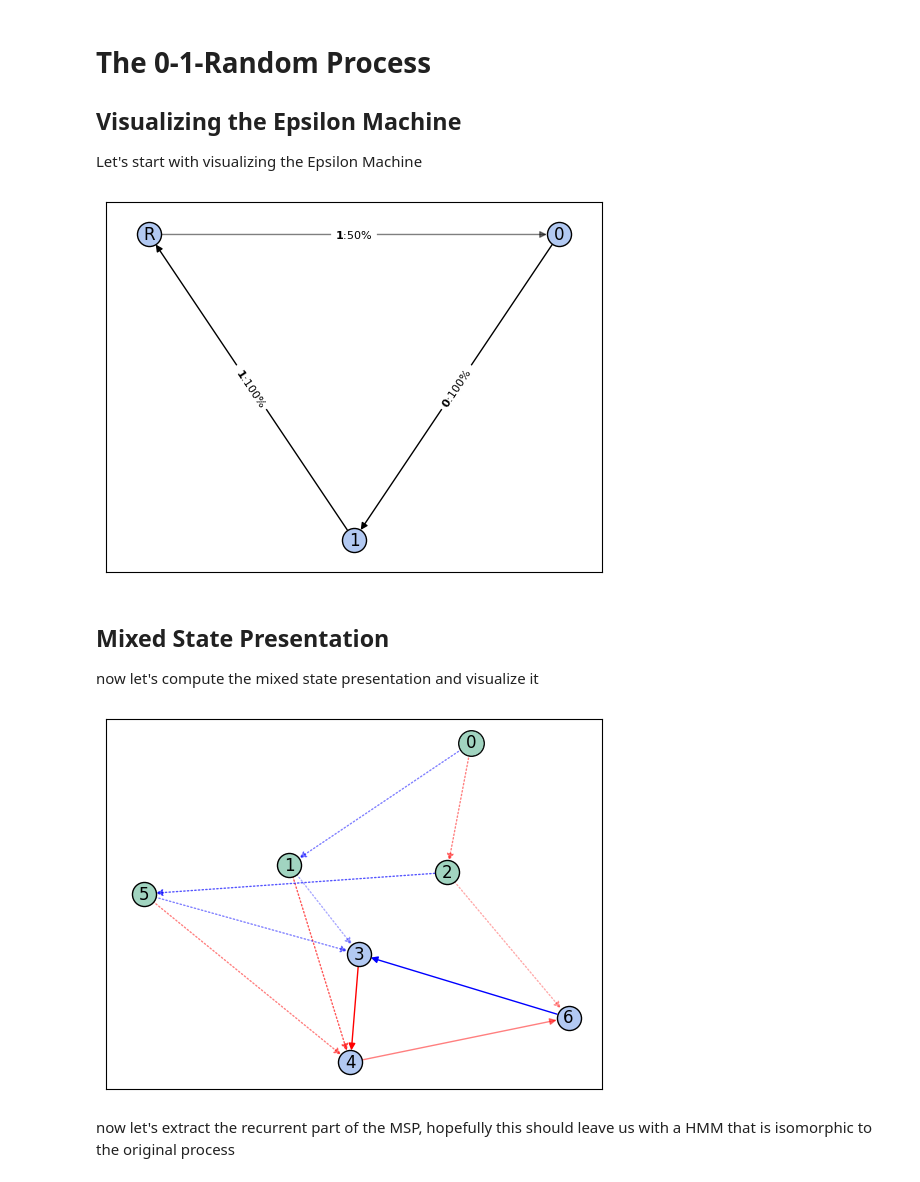
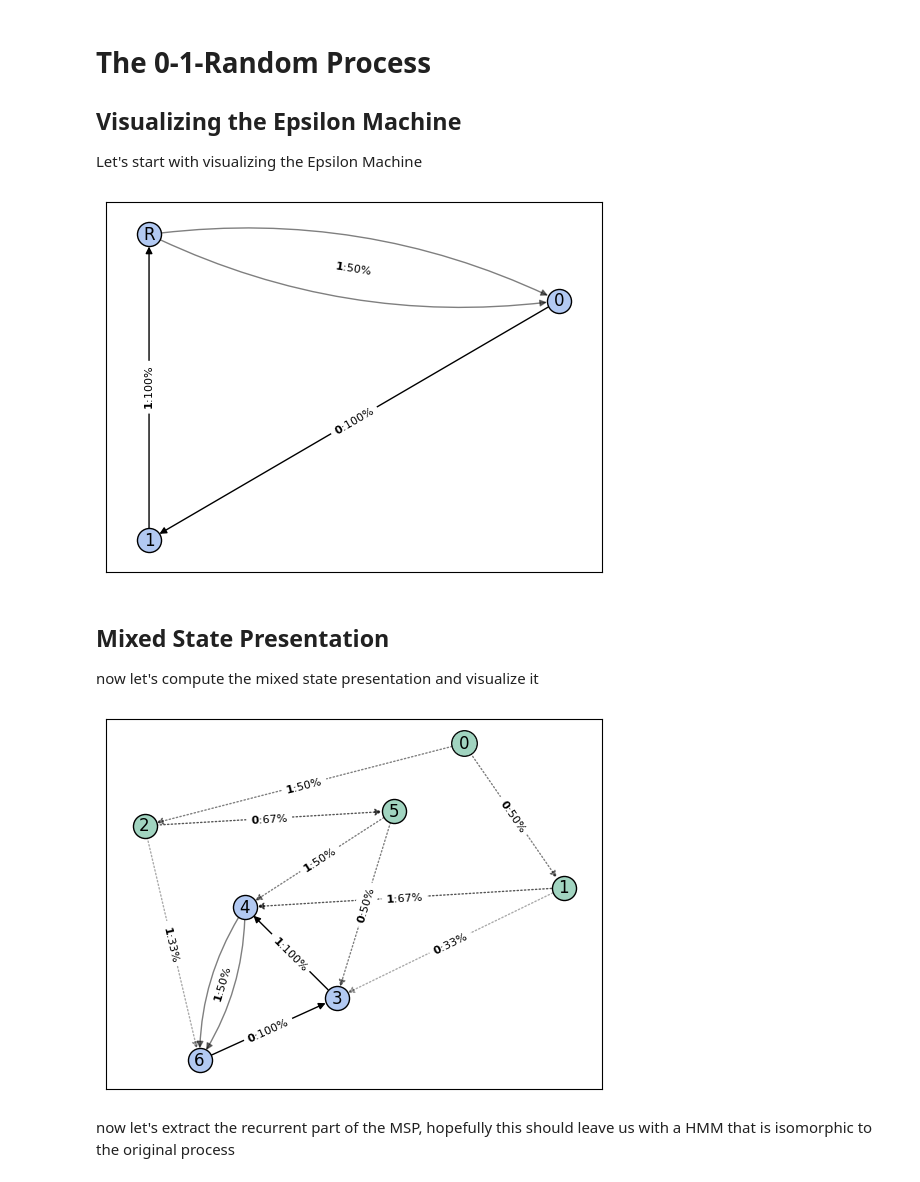
Before and after one commit to adamimos/epsilon-transformers, a Jupyter notebook: notebooks/ZeroOneRandom.ipynb, the cells around one changed output. Cells and saved outputs as stored; diff of their text form; code cells hidden in the pictures.

```diff
--- a/notebooks/ZeroOneRandom.ipynb
+++ b/notebooks/ZeroOneRandom.ipynb
@@ -38,9 +56,9 @@ Z1R = ZeroOneRProcess()
 
 # visualize the epsilon machine
 graph = epsilon_machine_to_graph(Z1R.T, Z1R.state_names)
-visualize_graph_with_selective_offset(graph, layout="spectral", draw_mixed_state=True)
+visualize_graph(graph, layout="spectral", draw_mixed_state=True, pdf="zero_one_r_epsilon.pdf")
 # %% [output]
-[figure, old version]
+[figure, new version]
 # %% [markdown]
 ## Mixed State Presentation
 
@@ -48,9 +66,10 @@ now let's compute the mixed state presentation and visualize it
 # %%
 MSP = to_mixed_state_presentation(Z1R.T, threshold=1e-5)
 G_MSP = epsilon_machine_to_graph(MSP)
-visualize_graph_with_selective_offset(G_MSP, layout='spring', draw_edge_labels=False, draw_mixed_state=True, draw_color=True)
+visualize_graph(G_MSP, layout='spring', draw_edge_labels=True,
+                                      draw_mixed_state=True, draw_color=False, pdf="zero_one_r_msp.pdf")
 # %% [output]
-[figure, old version]
+[figure, new version]
 # %% [markdown]
 now let's extract the recurrent part of the MSP, hopefully this should leave us with a HMM that is isomorphic to the original process
 # %%
```
Also changed, not shown: parts of 9 cells of this notebook, 22 other files.
